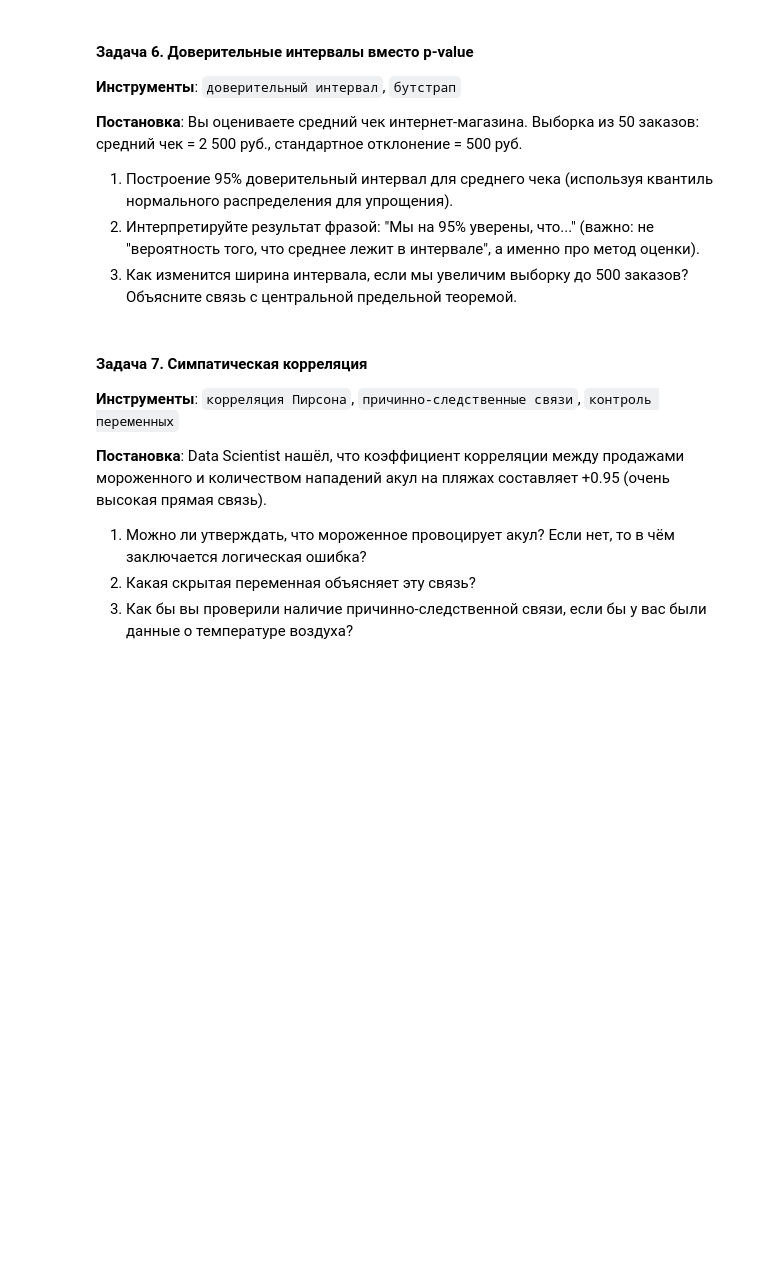
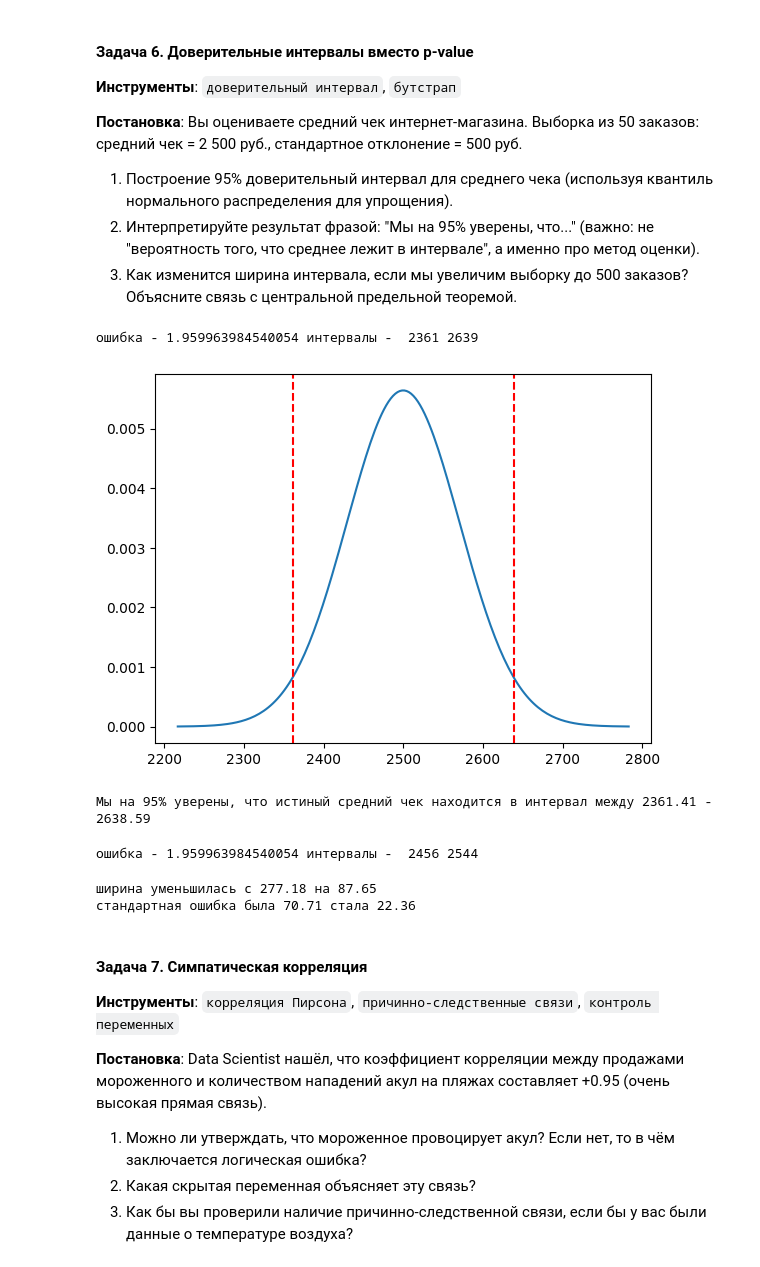
Before and after one commit to Alleegg/work_agat, a Jupyter notebook: 4/task_6.ipynb, the cells around one changed output. Drawn from its saved outputs; the diff is of its cells as text; code cells hidden in the pictures; blank space fills up the shorter version.

```diff
--- a/4/task_6.ipynb
+++ b/4/task_6.ipynb
@@ -214,7 +290,71 @@ df
 2. Интерпретируйте результат фразой: "Мы на 95% уверены, что..." (важно: не "вероятность того, что среднее лежит в интервале", а именно про метод оценки).
 3. Как изменится ширина интервала, если мы увеличим выборку до 500 заказов? Объясните связь с центральной предельной теоремой.
 # %%
-# ваше решение здесь
+chek = 2500
+std = 500
+n = 50
+
+#1
+pr = 0.95
+
+cvant = stats.norm.ppf(1 - (1 - pr) / 2) #не зря же эту бибилотеку добовляли (квантиль)
+stdErr = std / np.sqrt(n)
+
+#доверительный интервал
+dov = cvant * stdErr
+l1 = chek - dov
+l2 = chek + dov
+
+
+w1 = l2 - l1
+print('ошибка -',cvant,'интервалы - ',round(l1) ,round(l2))
+# %% [output]
+ошибка - 1.959963984540054 интервалы -  2361 2639
+# %%
+x = np.linspace(chek - 4*stdErr, chek + 4*stdErr, 200)
+y = stats.norm.pdf(x, chek, stdErr)
+
+plt.plot(x, y)
+plt.axvline(l1, linestyle='--', color='r')
+plt.axvline(l2, linestyle='--', color='r')
+plt.show()
+# %% [output]
+[figure, added]
+# %%
+#2
+print(f'Мы на 95% уверены, что истиный средний чек находится в интервал между {l1:.2f} - {l2:.2f}')
+# %% [output]
+Мы на 95% уверены, что истиный средний чек находится в интервал между 2361.41 - 2638.59
+# %%
+#3
+chek = 2500
+std = 500
+n = 500
+
+#1
+pr = 0.95
+
+cvant = stats.norm.ppf(1 - (1 - pr) / 2) #не зря же эту бибилотеку добовляли (квантиль)
+stdErr = std / np.sqrt(n)
+
+#доверительный интервал
+dov = cvant * stdErr
+l1 = chek - dov
+l2 = chek + dov
+
+w2 = l2 - l1
+print('ошибка -',cvant,'интервалы - ',round(l1) ,round(l2))
+# %% [output]
+ошибка - 1.959963984540054 интервалы -  2456 2544
+# %%
+print(f'ширина уменьшилась с {w1:.2f} на {w2:.2f}')
+"""
+причина в том что уменьшилась стандартная ошибка
+"""
+print(f'стандартная ошибка была {500 / np.sqrt(50):.2f} стала {500 / np.sqrt(500):.2f}')
+# %% [output]
+ширина уменьшилась с 277.18 на 87.65
+стандартная ошибка была 70.71 стала 22.36
 # %% [markdown]
 #### Задача 7. Симпатическая корреляция
 **Инструменты**: `корреляция Пирсона`, `причинно-следственные связи`, `контроль переменных`
```
Also changed, not shown: parts of 15 cells of this notebook.
